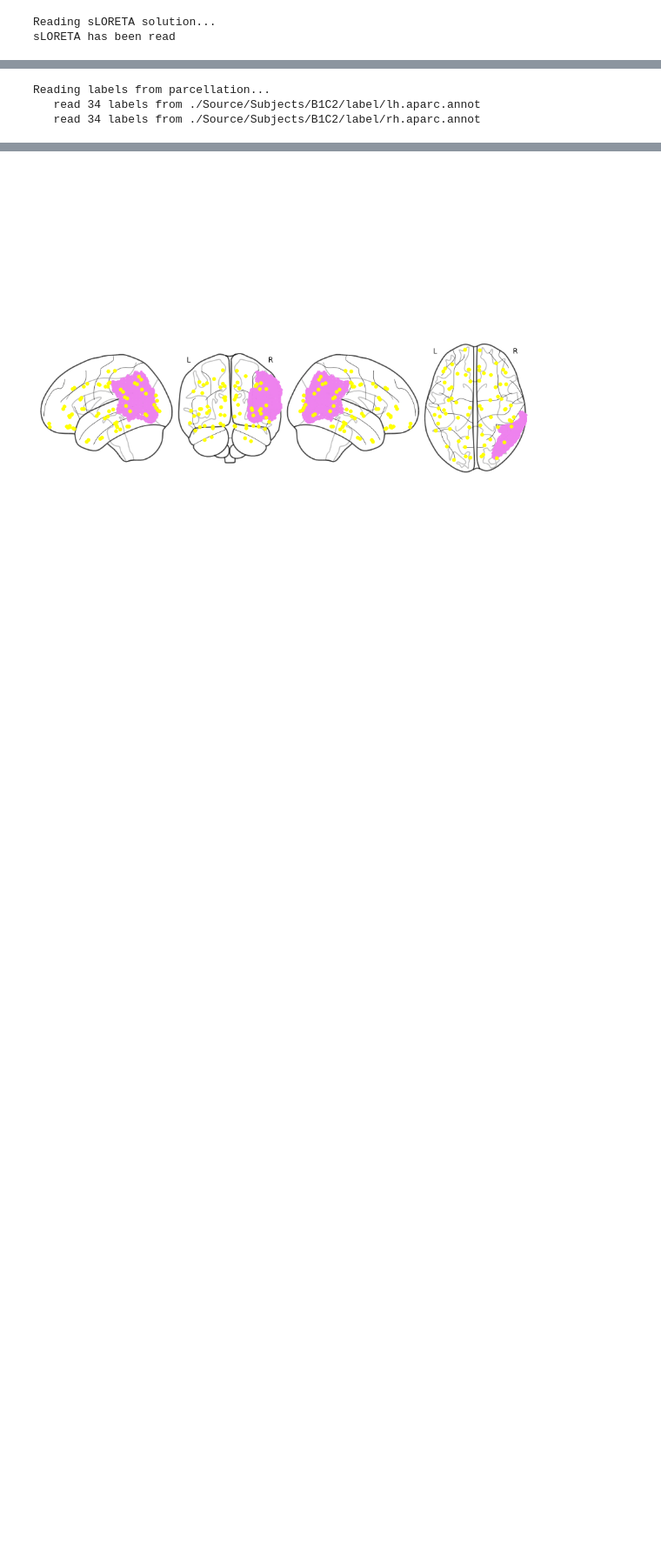
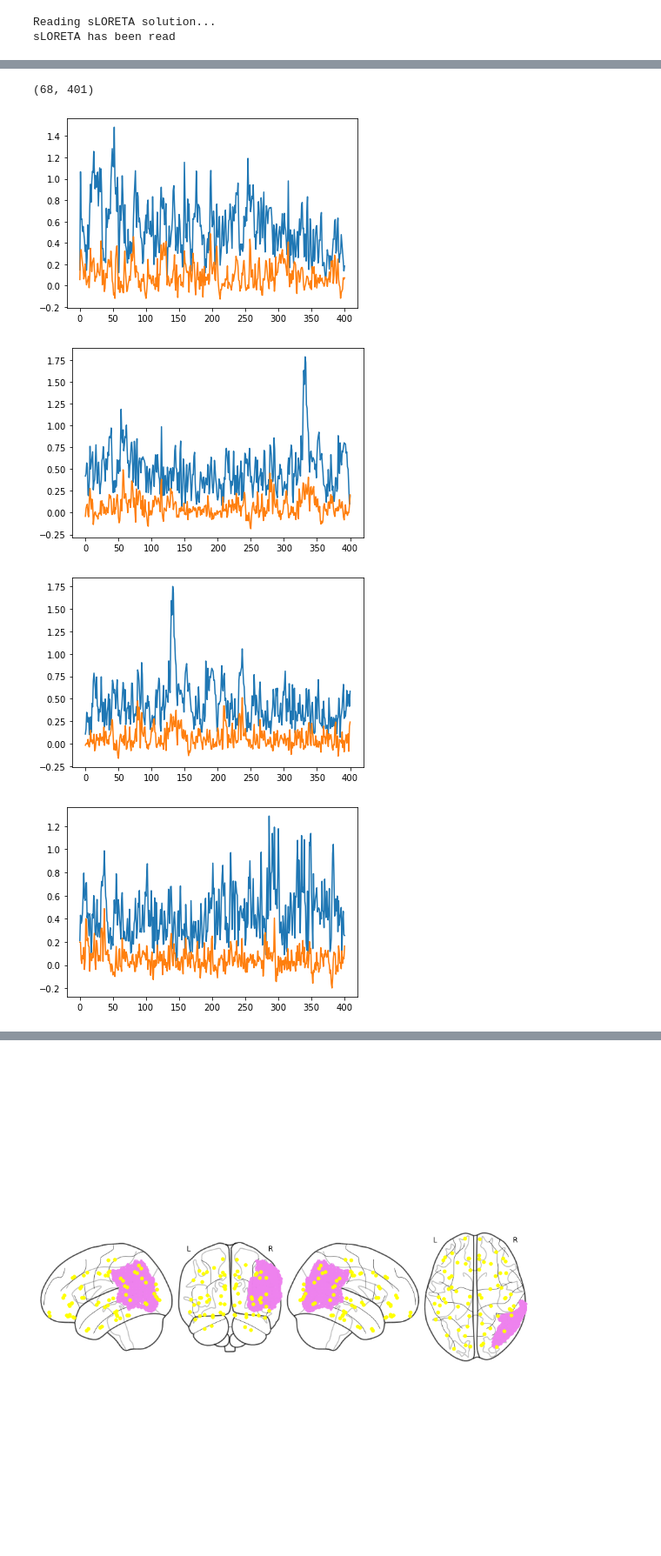
Before and after one commit to 1101AlexZab1011/NodesEstimation, a Jupyter notebook: pipeline.ipynb, the cells around one changed output, grey strips where cells are left out. Shown: that part at 87% size. Saved outputs shown, nothing was run; the diff lists cells and outputs as text; code cells hidden in the pictures; blank space fills up the shorter version.

```diff
--- a/pipeline.ipynb
+++ b/pipeline.ipynb
@@ -573,10 +595,21 @@ sLORETA has been read
+# %%
+print(label_ts[0].shape)
+
+plt.plot(np.arange(401), label_ts[0][10].T, np.arange(401), label_ts[0][36].T)
+plt.show()
+plt.plot(np.arange(401), label_ts[1][10].T, np.arange(401), label_ts[1][36].T)
+plt.show()
+plt.plot(np.arange(401), label_ts[2][10].T, np.arange(401), label_ts[2][36].T)
+plt.show()
+plt.plot(np.arange(401), label_ts[3][10].T, np.arange(401), label_ts[3][36].T)
+plt.show()
+# %% [output]
+(68, 401)
+[figure, added]
+[figure, added]
+[figure, added]
+[figure, added]
 # %%
-labels_parc = mne.read_labels_from_annot(subject, parc='aparc', subjects_dir=subjects_dir)
-
-# label_tc = stc.extract_label_time_course(labels_parc, src=inv['src'], mode='mean_flip')
-
-label_ts = mne.extract_label_time_course(stc, labels_parc, src, mode='mean_flip', allow_empty=True, return_generator=True)
-
 labels_aseg = mne.get_volume_labels_from_src(src, subject, subjects_dir)
 
 labels = labels_parc + labels_aseg
@@ -586,10 +619,6 @@ label_names = [label.name for label in labels]
 lh_labels = [name for name in label_names if name.endswith('lh')]
 
 rh_labels = [name for name in label_names if name.endswith('rh')]
-# %% [output]
-Reading labels from parcellation...
-   read 34 labels from ./Source/Subjects/B1C2/label/lh.aparc.annot
-   read 34 labels from ./Source/Subjects/B1C2/label/rh.aparc.annot
 # %%
 fmin = 30
 fmax = 70
```
Also changed, not shown: parts of 17 cells of this notebook.
